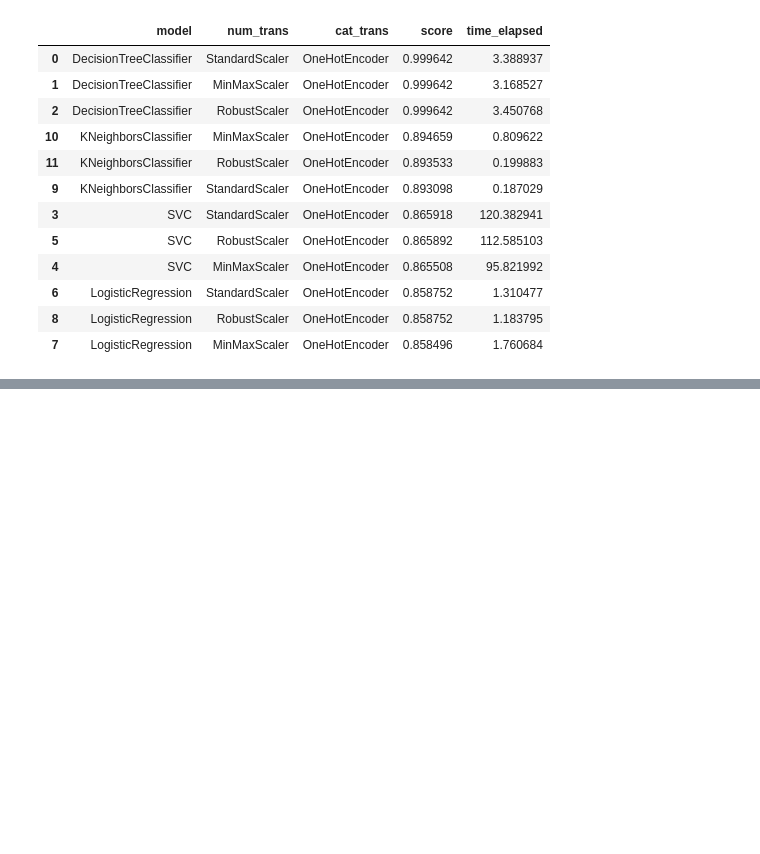
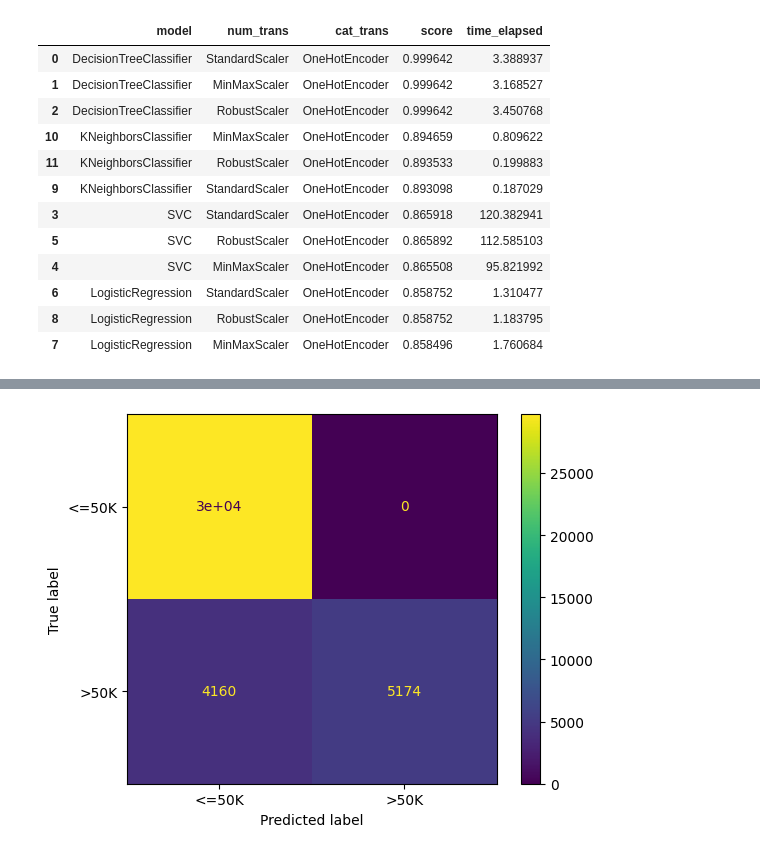
Before and after one commit to LennartRes/Abschlussarbeit, a Jupyter notebook: pipeline.ipynb, the cells around one changed output, grey strips where cells are left out. Drawn from its saved outputs; the diff is of its cells as text; code cells hidden in the pictures; blank space fills up the shorter version.

Commit message:
Mit Confusion Matrix

```diff
--- a/pipeline.ipynb
+++ b/pipeline.ipynb
@@ -257,0 +266,13 @@ models_df.sort_values('score', ascending=False)
+# %%
+y_pred = Pipeline_Cl.predict(test_data[X])
+# %%
+import matplotlib.pyplot as plt
+from sklearn.datasets import make_classification
+from sklearn.metrics import ConfusionMatrixDisplay
+
+ConfusionMatrixDisplay.from_predictions(
+    test_data[y], y_pred
+)
+plt.show()
+# %% [output]
+[figure, added]
```
Also changed, not shown: parts of 3 cells of this notebook.
